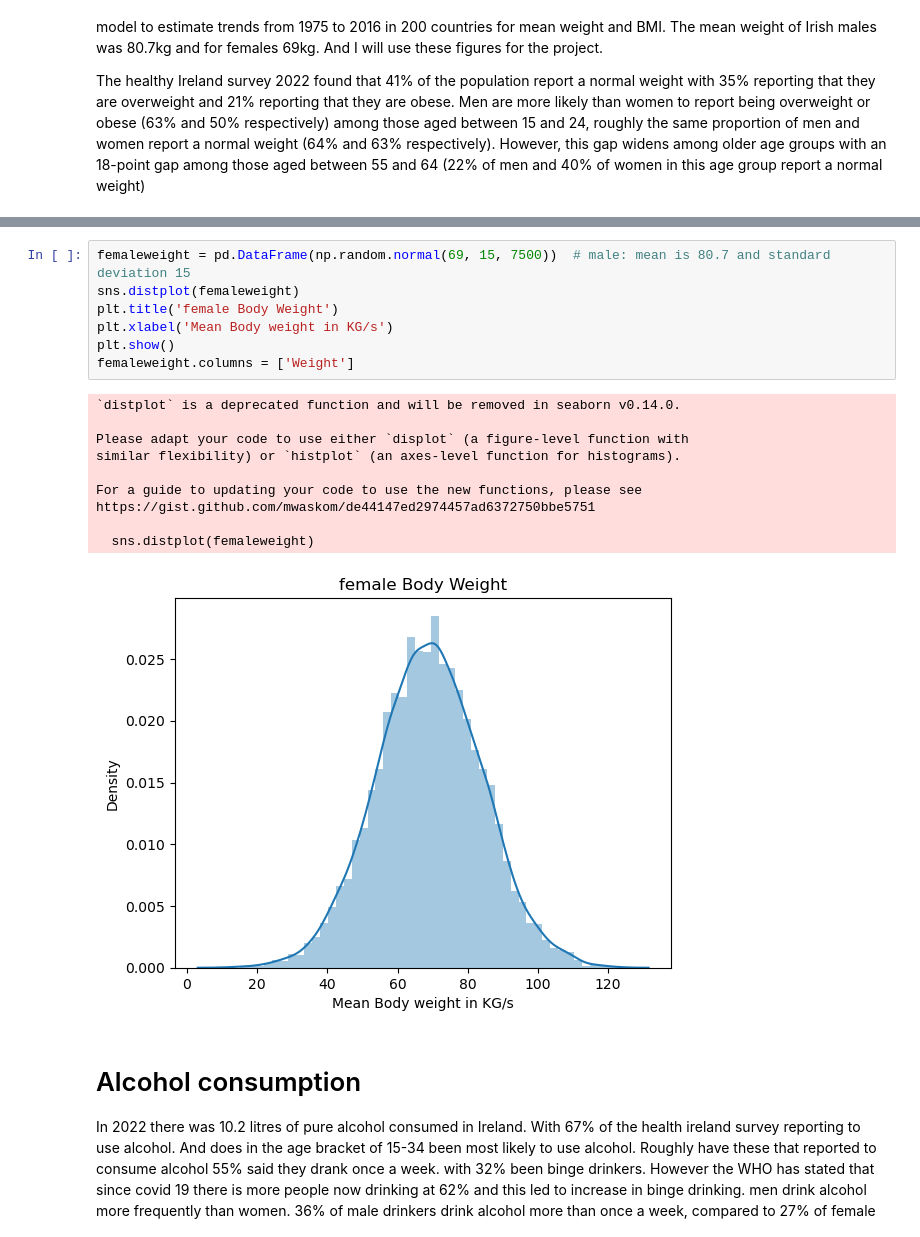
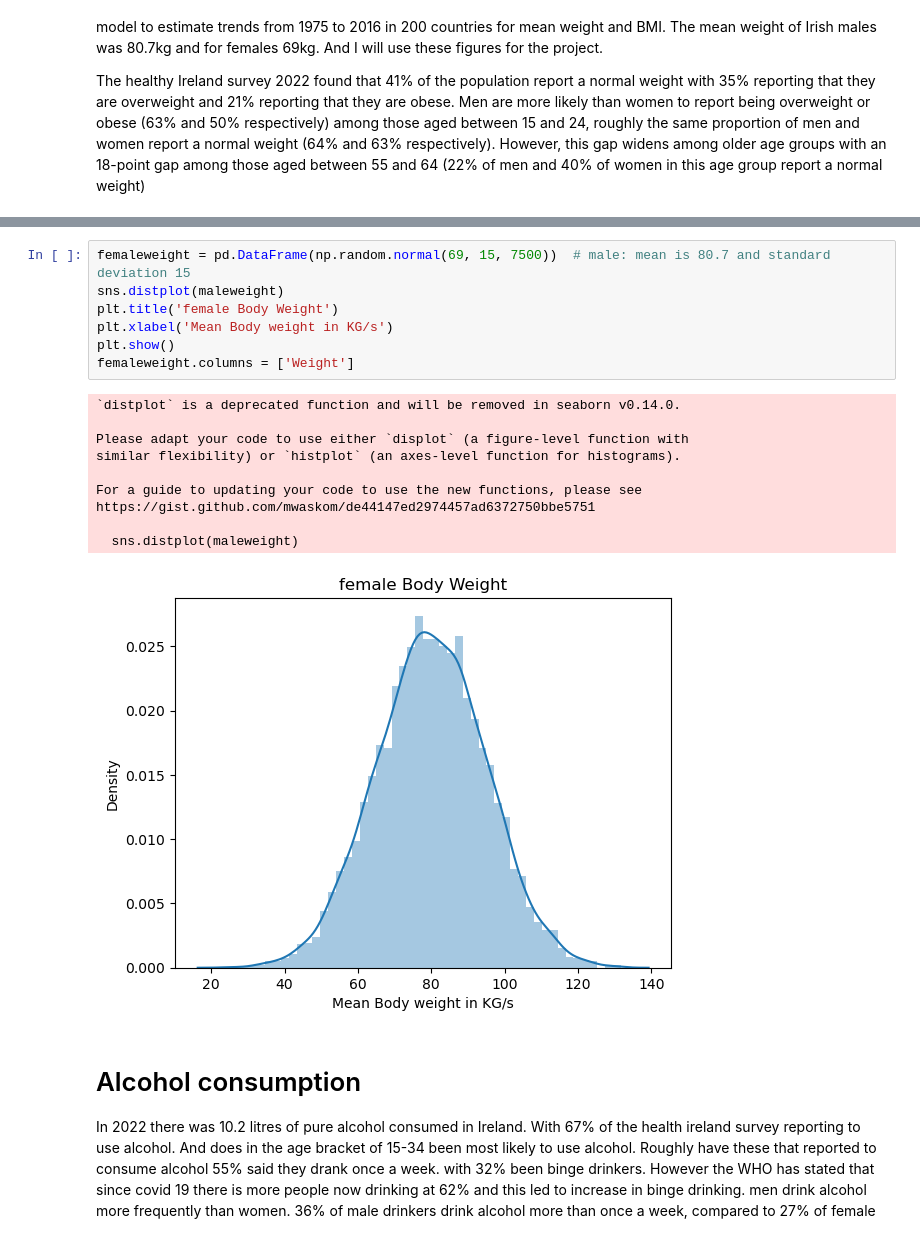
Before and after one commit to keithmmc/PDA1, a Jupyter notebook: PDA1.ipynb, the cells around one changed output, grey strips where cells are left out. Drawn from its saved outputs; the diff is of its cells as text.

```diff
--- a/PDA1.ipynb
+++ b/PDA1.ipynb
@@ -270,21 +270,21 @@ https://gist.github.com/mwaskom/de44147ed2974457ad6372750bbe5751
 # %%
 femaleweight = pd.DataFrame(np.random.normal(69, 15, 7500))  # male: mean is 80.7 and standard deviation 15
-sns.distplot(femaleweight)
+sns.distplot(maleweight)
 plt.title('female Body Weight')
 plt.xlabel('Mean Body weight in KG/s')
 plt.show()
 femaleweight.columns = ['Weight']
 # %% [output]
 `distplot` is a deprecated function and will be removed in seaborn v0.14.0.
 
 Please adapt your code to use either `displot` (a figure-level function with
 similar flexibility) or `histplot` (an axes-level function for histograms).
 
 For a guide to updating your code to use the new functions, please see
 https://gist.github.com/mwaskom/de44147ed2974457ad6372750bbe5751
 
-  sns.distplot(femaleweight)
+  sns.distplot(maleweight)
-[figure, old version]
+[figure, new version]
 # %% [markdown]
 # Alcohol consumption
 
```
Also changed, not shown: parts of 18 cells of this notebook.
